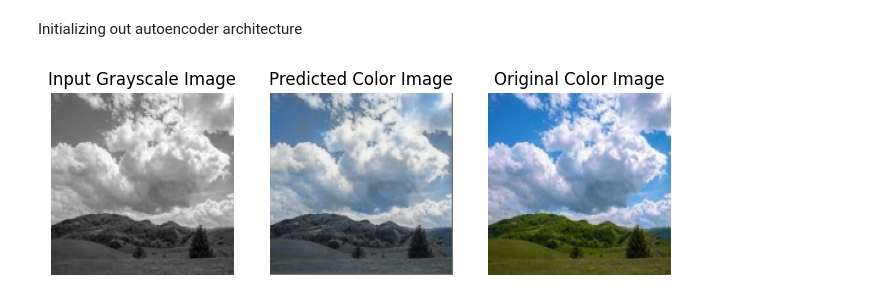
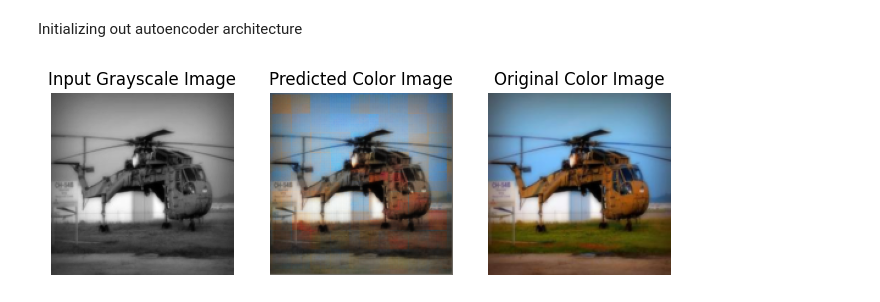
Before and after one commit to suraj-k-s/ImageColorizationUsingAutoencoders, a Jupyter notebook: predict.ipynb, the cells around one changed output. Cells and saved outputs as stored; diff of their text form; code cells hidden in the pictures.

```diff
--- a/predict.ipynb
+++ b/predict.ipynb
@@ -43,6 +43,9 @@ class autoencoder_model(nn.Module):
 # Load the saved model
 model = autoencoder_model()
 model.load_state_dict(torch.load('your_model.pth'))
+# model.load_state_dict(torch.load('3_model_epoch_15.pth'))
+# model.load_state_dict(torch.load('12_new_model_various_pics.pth'))
+
 model.eval()
 
 # Preprocess the input image
@@ -51,36 +54,36 @@ transform = transforms.Compose([
     transforms.ToTensor(),
 ])
 
-input_gray_path = 'img\download_5_gray.jpg'
-input_ori_path = 'img\download_5_ori.jpg'
-input_gray = Image.open(input_gray_path).convert('L')  # Convert to grayscale
+# input_gray_path = 'predict_img/img_4.jpg'
+input_ori_path = 'predict_img/7.jpg'
+input_gray = Image.open(input_ori_path).convert('L')  # Convert to grayscale
 input_gray = transform(input_gray).unsqueeze(0)  # Add batch dimension
 
 original_color = Image.open(input_ori_path)
 original_color = transform(original_color).unsqueeze(0)
 
 # Make prediction
 with torch.no_grad():
     predicted_color = model(input_gray)
 
 # Visualize the images
 plt.figure(figsize=(8, 4))
 
 plt.subplot(1, 3, 1)
 plt.imshow(input_gray.squeeze().numpy(), cmap='gray')
 plt.title('Input Grayscale Image')
 plt.axis('off')
 
 plt.subplot(1, 3, 2)
 plt.imshow(predicted_color.squeeze().permute(1, 2, 0).numpy())
 plt.title('Predicted Color Image')
 plt.axis('off')
 
 plt.subplot(1, 3, 3)
 plt.imshow(original_color.squeeze().permute(1, 2, 0).numpy())
 plt.title('Original Color Image')
 plt.axis('off')
 
 plt.show()
 # %% [output]
-[figure, old version]
+[figure, new version]
```
Also changed, not shown: 4 other files.
